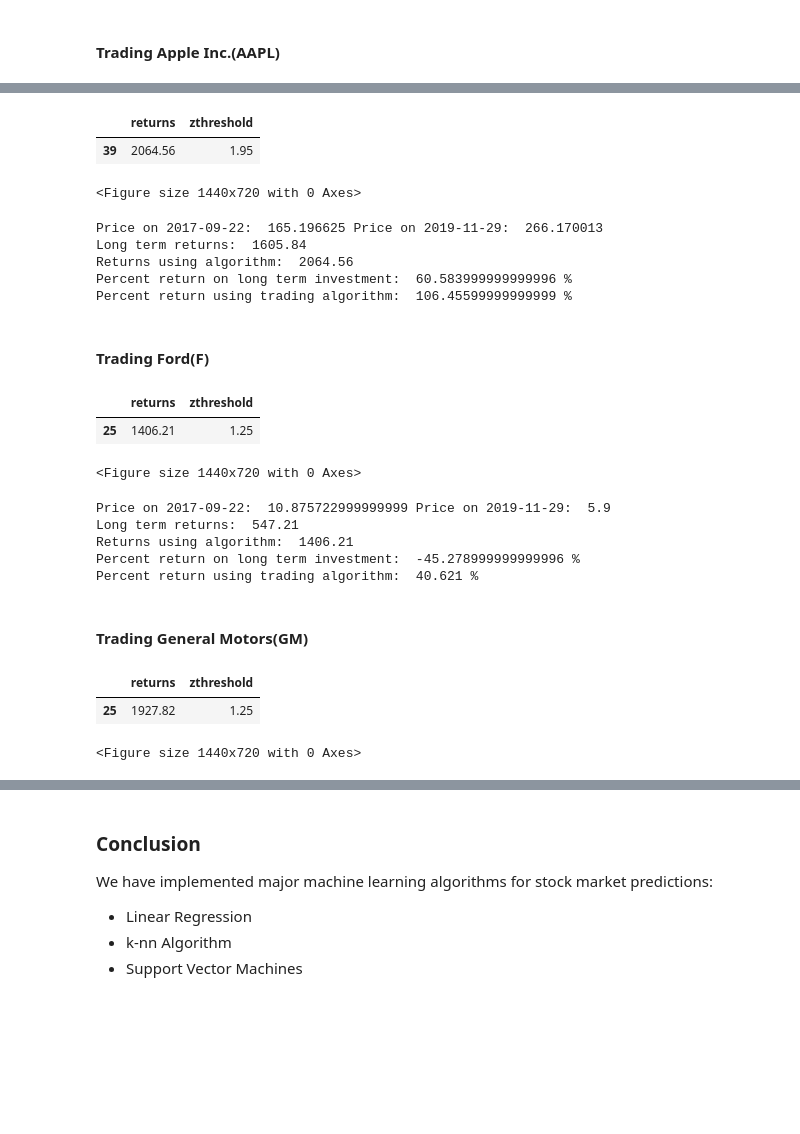
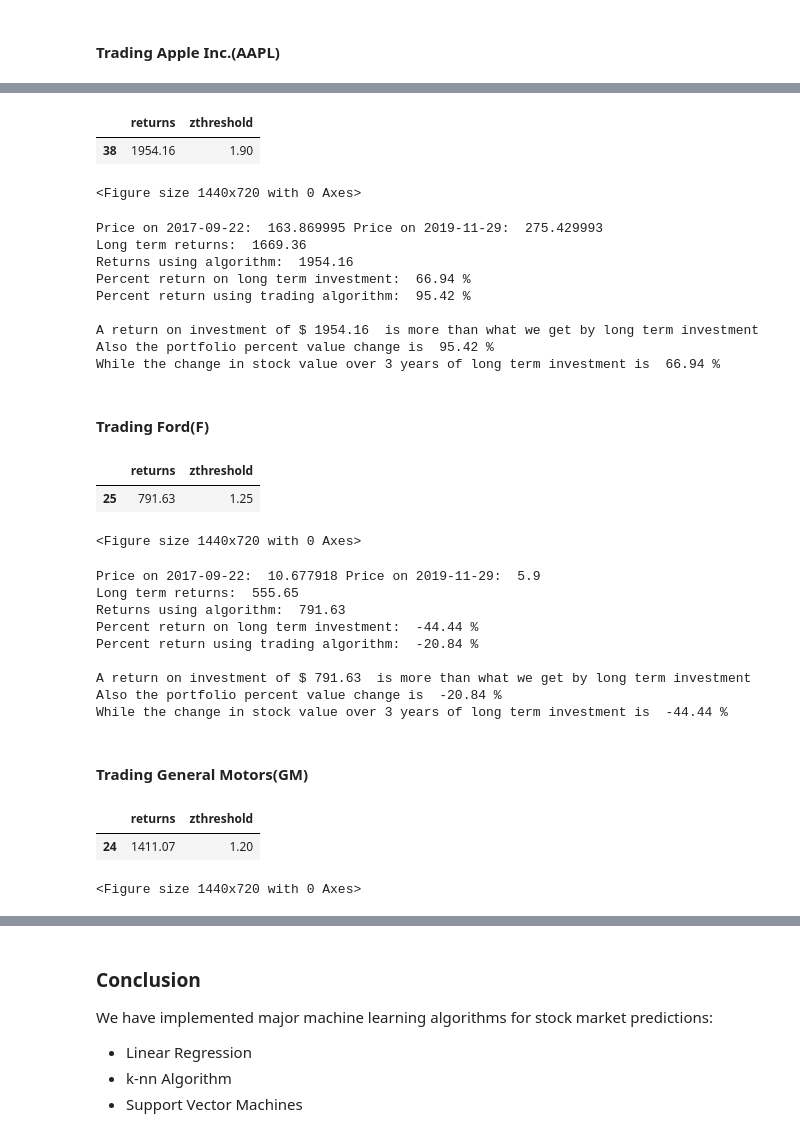
Before and after one commit to AkshayGavandi/Stock-Market-Prediction-Methods, a Jupyter notebook: Stock-Market-Prediction-Methods/Stock Market Prediction Methods Citibank Interview.ipynb, the cells around one changed output, grey strips where cells are left out. Cells and saved outputs as stored; diff of their text form; code cells hidden in the pictures; blank space fills up the shorter version.

```diff
--- a/Stock-Market-Prediction-Methods/Stock Market Prediction Methods Citibank Interview.ipynb
+++ b/Stock-Market-Prediction-Methods/Stock Market Prediction Methods Citibank Interview.ipynb
@@ -745,7 +750,7 @@ for zthreshold in np.arange(0,2.00,0.05):
                 isInvested = 0
     #     else:
     #         print(actions.index[i], ' ', actions['Action'][i], ' ', round(money,2), ' ', round(no_of_shares*actions['Adj Close'][i],2), ' ', round(actions['Adj Close'][i],2))
-    portfolios = portfolios.append({'zthreshold':'%.2f'%round(zthreshold,2), 'returns':round(money+total_investment,2)}, ignore_index=True)
+    portfolios = portfolios.append({'zthreshold':'%.2f'%round(zthreshold,2), 'returns':round(money+(no_of_shares*actions['Adj Close'][i]),2)}, ignore_index=True)
 #     print('%.2f'%round(zthreshold,2), round(money+total_investment,2))
 # %%
 portfolios[portfolios['returns']==portfolios['returns'].max()]
@@ -849,20 +859,20 @@ for zthreshold in np.arange(0,2.00,0.05):
 
     for i in range(len(actions)):
         if actions['Action'][i] == 'Buy ' and isInvested == 0:
-    #         print(actions.index[i], ' ', actions['Action'][i], ' ', round(money,2), ' ', round(no_of_shares*actions['Adj Close'][i],2), ' ', round(actions['Adj Close'][i],2))
+            print(actions.index[i], ' ', actions['Action'][i], ' ', round(money,2), ' ', round(no_of_shares*actions['Adj Close'][i],2), ' ', round(actions['Adj Close'][i],2))
             if money>=actions['Adj Close'][i]:
                 money, current_investment, no_of_shares, buy_price = buy(money, actions['Adj Close'][i])
                 total_investment = total_investment + current_investment
                 isInvested = 1
         elif actions['Action'][i] == 'Sell':
-    #         print(actions.index[i], ' ', actions['Action'][i], ' ', round(money,2), ' ', round(no_of_shares*actions['Adj Close'][i],2), ' ', round(actions['Adj Close'][i],2))
+            print(actions.index[i], ' ', actions['Action'][i], ' ', round(money,2), ' ', round(no_of_shares*actions['Adj Close'][i],2), ' ', round(actions['Adj Close'][i],2))
             if total_investment>=actions['Adj Close'][i] and buy_price<actions['Adj Close'][i] and isInvested == 1:
                 money, current_investment, no_of_shares = sell(money, actions['Adj Close'][i], no_of_shares)
                 total_investment = 0
                 isInvested = 0
-    #     else:
-    #         print(actions.index[i], ' ', actions['Action'][i], ' ', round(money,2), ' ', round(no_of_shares*actions['Adj Close'][i],2), ' ', round(actions['Adj Close'][i],2))
-    portfolios = portfolios.append({'zthreshold':'%.2f'%round(zthreshold,2), 'returns':round(money+total_investment,2)}, ignore_index=True)
+        else:
+            print(actions.index[i], ' ', actions['Action'][i], ' ', round(money,2), ' ', round(no_of_shares*actions['Adj Close'][i],2), ' ', round(actions['Adj Close'][i],2))
+    portfolios = portfolios.append({'zthreshold':'%.2f'%round(zthreshold,2), 'returns':round(money+(no_of_shares*actions['Adj Close'][i]),2)}, ignore_index=True)
 #     print('%.2f'%round(zthreshold,2), round(money+total_investment,2))
 portfolios[portfolios['returns']==portfolios['returns'].max()]
 # %% [output]
@@ -869,6 +896,6 @@ portfolios[portfolios['returns']==portfolios['returns'].max()]
 |  | returns | zthreshold |
-| 39 | 2064.56 | 1.95 |
+| 38 | 1954.16 | 1.90 |
-<Figure size 1440x720 with 0 Axes>
+<Figure size 1440x720 with 0 Axes>
 # %%
 start_actual = data['Adj Close'].loc[test_start_date]
 start_predict = data['Prediction'].loc[test_start_date]
@@ -884,14 +911,22 @@ returns = returns[returns['zthreshold']==returns['zthreshold'].min()]
 trading_return = float(returns['returns'].to_string(index = False))
 print('Long term returns: ', long_term_returns)
 print('Returns using algorithm: ', trading_return)
-print('Percent return on long term investment: ', ((long_term_returns - 1000)/1000)*100, '%')
-print('Percent return using trading algorithm: ', ((trading_return - 1000)/1000)*100, '%')
+print('Percent return on long term investment: ', round(((long_term_returns - 1000)/1000)*100,2),'%')
+print('Percent return using trading algorithm: ', round(((trading_return - 1000)/1000)*100,2), '%')
+print()
+print('A return on investment of $',trading_return, ' is more than what we get by long term investment')
+print('Also the portfolio percent value change is ', round(((trading_return - 1000)/1000)*100,2), '%')
+print('While the change in stock value over 3 years of long term investment is ', round(((long_term_returns - 1000)/1000)*100,2), '%')
 # %% [output]
-Price on 2017-09-22:  165.196625 Price on 2019-11-29:  266.170013
-Long term returns:  1605.84
-Returns using algorithm:  2064.56
-Percent return on long term investment:  60.583999999999996 %
-Percent return using trading algorithm:  106.45599999999999 %
+Price on 2017-09-22:  163.869995 Price on 2019-11-29:  275.429993
+Long term returns:  1669.36
+Returns using algorithm:  1954.16
+Percent return on long term investment:  66.94 %
+Percent return using trading algorithm:  95.42 %
+
+A return on investment of $ 1954.16  is more than what we get by long term investment
+Also the portfolio percent value change is  95.42 %
+While the change in stock value over 3 years of long term investment is  66.94 %
 # %% [markdown]
 #### Trading Ford(F)
 # %%
@@ -970,12 +1005,12 @@ for zthreshold in np.arange(0,2.00,0.05):
                 isInvested = 0
     #     else:
     #         print(actions.index[i], ' ', actions['Action'][i], ' ', round(money,2), ' ', round(no_of_shares*actions['Adj Close'][i],2), ' ', round(actions['Adj Close'][i],2))
-    portfolios = portfolios.append({'zthreshold':'%.2f'%round(zthreshold,2), 'returns':round(money+total_investment,2)}, ignore_index=True)
+    portfolios = portfolios.append({'zthreshold':'%.2f'%round(zthreshold,2), 'returns':round(money+(no_of_shares*actions['Adj Close'][i]),2)}, ignore_index=True)
 #     print('%.2f'%round(zthreshold,2), round(money+total_investment,2))
 portfolios[portfolios['returns']==portfolios['returns'].max()]
 # %% [output]
 |  | returns | zthreshold |
-| 25 | 1406.21 | 1.25 |
+| 25 | 791.63 | 1.25 |
 <Figure size 1440x720 with 0 Axes>
 # %%
 start_actual = data['Adj Close'].loc[test_start_date]
@@ -991,14 +1026,22 @@ returns = portfolios[portfolios['returns']==portfolios['returns'].max()]
 trading_return = float(returns['returns'].to_string(index = False))
 print('Long term returns: ', long_term_returns)
 print('Returns using algorithm: ', trading_return)
-print('Percent return on long term investment: ', ((long_term_returns - 1000)/1000)*100, '%')
-print('Percent return using trading algorithm: ', ((trading_return - 1000)/1000)*100, '%')
+print('Percent return on long term investment: ', round(((long_term_returns - 1000)/1000)*100,2),'%')
+print('Percent return using trading algorithm: ', round(((trading_return - 1000)/1000)*100,2), '%')
+print()
+print('A return on investment of $',trading_return, ' is more than what we get by long term investment')
+print('Also the portfolio percent value change is ', round(((trading_return - 1000)/1000)*100,2), '%')
+print('While the change in stock value over 3 years of long term investment is ', round(((long_term_returns - 1000)/1000)*100,2), '%')
 # %% [output]
-Price on 2017-09-22:  10.875722999999999 Price on 2019-11-29:  5.9
-Long term returns:  547.21
-Returns using algorithm:  1406.21
-Percent return on long term investment:  -45.278999999999996 %
-Percent return using trading algorithm:  40.621 %
+Price on 2017-09-22:  10.677918 Price on 2019-11-29:  5.9
+Long term returns:  555.65
+Returns using algorithm:  791.63
+Percent return on long term investment:  -44.44 %
+Percent return using trading algorithm:  -20.84 %
+
+A return on investment of $ 791.63  is more than what we get by long term investment
+Also the portfolio percent value change is  -20.84 %
+While the change in stock value over 3 years of long term investment is  -44.44 %
 # %% [markdown]
 #### Trading General Motors(GM)
 # %%
@@ -1076,12 +1119,12 @@ for zthreshold in np.arange(0,2.00,0.05):
                 isInvested = 0
     #     else:
     #         print(actions.index[i], ' ', actions['Action'][i], ' ', round(money,2), ' ', round(no_of_shares*actions['Adj Close'][i],2), ' ', round(actions['Adj Close'][i],2))
-    portfolios = portfolios.append({'zthreshold':'%.2f'%round(zthreshold,2), 'returns':round(money+total_investment,2)}, ignore_index=True)
+    portfolios = portfolios.append({'zthreshold':'%.2f'%round(zthreshold,2), 'returns':round(money+(no_of_shares*actions['Adj Close'][i]),2)}, ignore_index=True)
 #     print('%.2f'%round(zthreshold,2), round(money+total_investment,2))
 portfolios[portfolios['returns']==portfolios['returns'].max()]
 # %% [output]
 |  | returns | zthreshold |
-| 25 | 1927.82 | 1.25 |
+| 24 | 1411.07 | 1.20 |
 <Figure size 1440x720 with 0 Axes>
 # %%
 start_actual = data['Adj Close'].loc[test_start_date]
```
Also changed, not shown: parts of 31 cells of this notebook.
